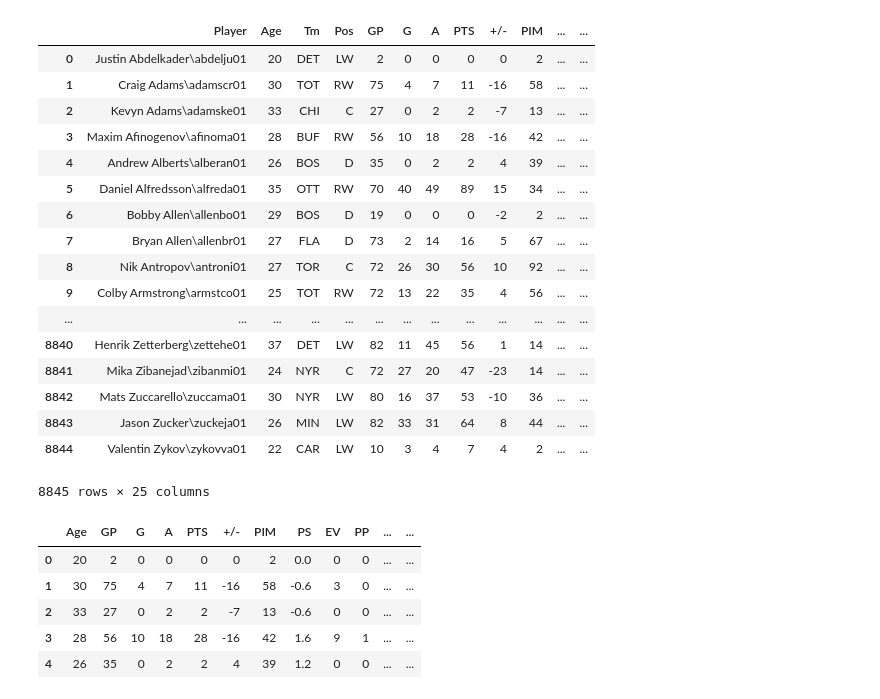
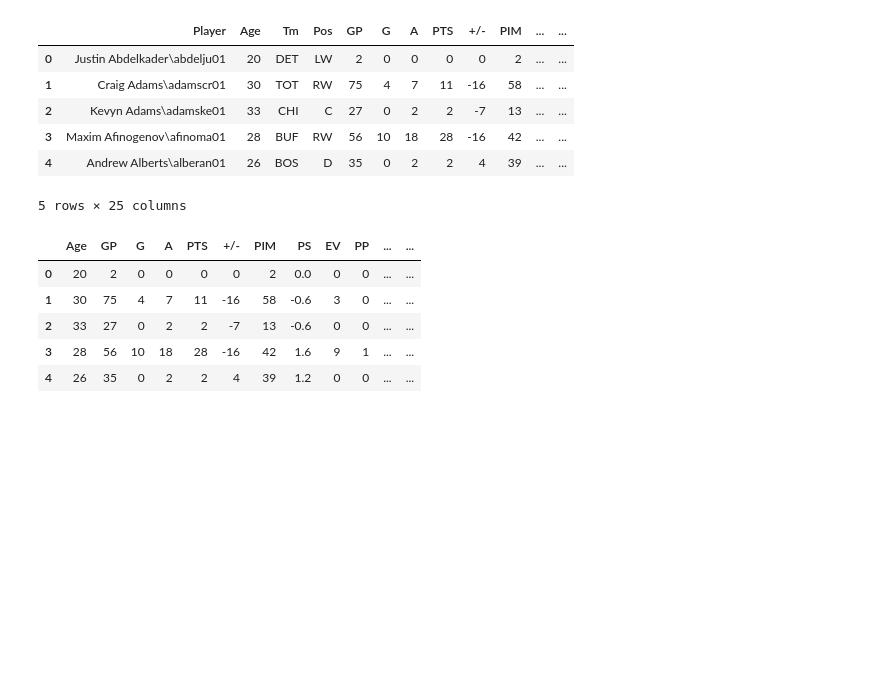
Before and after one commit to knwright/Hard_Refresh, a Jupyter notebook: NHL_Player_ML.ipynb, the cells around one changed output. Cells and saved outputs as stored; diff of their text form; code cells hidden in the pictures; blank space fills up the shorter version.

```diff
--- a/NHL_Player_ML.ipynb
+++ b/NHL_Player_ML.ipynb
@@ -10,26 +20,15 @@ from sklearn.metrics import mean_squared_error
 # %%
 # Read the csv file into a pandas DataFrame
 player = pd.concat([pd.read_csv(f) for f in glob.glob('player_data/*.csv')],
                              ignore_index = True)
 
-player
+player.head()
 # %% [output]
 |  | Player | Age | Tm | Pos | GP | G | A | PTS | +/- | PIM | ... | ... |
 | 0 | Justin Abdelkader\abdelju01 | 20 | DET | LW | 2 | 0 | 0 | 0 | 0 | 2 | ... | ... |
 | 1 | Craig Adams\adamscr01 | 30 | TOT | RW | 75 | 4 | 7 | 11 | -16 | 58 | ... | ... |
 | 2 | Kevyn Adams\adamske01 | 33 | CHI | C | 27 | 0 | 2 | 2 | -7 | 13 | ... | ... |
 | 3 | Maxim Afinogenov\afinoma01 | 28 | BUF | RW | 56 | 10 | 18 | 28 | -16 | 42 | ... | ... |
 | 4 | Andrew Alberts\alberan01 | 26 | BOS | D | 35 | 0 | 2 | 2 | 4 | 39 | ... | ... |
-| 5 | Daniel Alfredsson\alfreda01 | 35 | OTT | RW | 70 | 40 | 49 | 89 | 15 | 34 | ... | ... |
-| 6 | Bobby Allen\allenbo01 | 29 | BOS | D | 19 | 0 | 0 | 0 | -2 | 2 | ... | ... |
-| 7 | Bryan Allen\allenbr01 | 27 | FLA | D | 73 | 2 | 14 | 16 | 5 | 67 | ... | ... |
-| 8 | Nik Antropov\antroni01 | 27 | TOR | C | 72 | 26 | 30 | 56 | 10 | 92 | ... | ... |
-| 9 | Colby Armstrong\armstco01 | 25 | TOT | RW | 72 | 13 | 22 | 35 | 4 | 56 | ... | ... |
-| ... | ... | ... | ... | ... | ... | ... | ... | ... | ... | ... | ... | ... |
-| 8840 | Henrik Zetterberg\zettehe01 | 37 | DET | LW | 82 | 11 | 45 | 56 | 1 | 14 | ... | ... |
-| 8841 | Mika Zibanejad\zibanmi01 | 24 | NYR | C | 72 | 27 | 20 | 47 | -23 | 14 | ... | ... |
-| 8842 | Mats Zuccarello\zuccama01 | 30 | NYR | LW | 80 | 16 | 37 | 53 | -10 | 36 | ... | ... |
-| 8843 | Jason Zucker\zuckeja01 | 26 | MIN | LW | 82 | 33 | 31 | 64 | 8 | 44 | ... | ... |
-| 8844 | Valentin Zykov\zykovva01 | 22 | CAR | LW | 10 | 3 | 4 | 7 | 4 | 2 | ... | ... |
-8845 rows × 25 columns
+5 rows × 25 columns
 # %%
```
Also changed, not shown: parts of 36 cells of this notebook.
